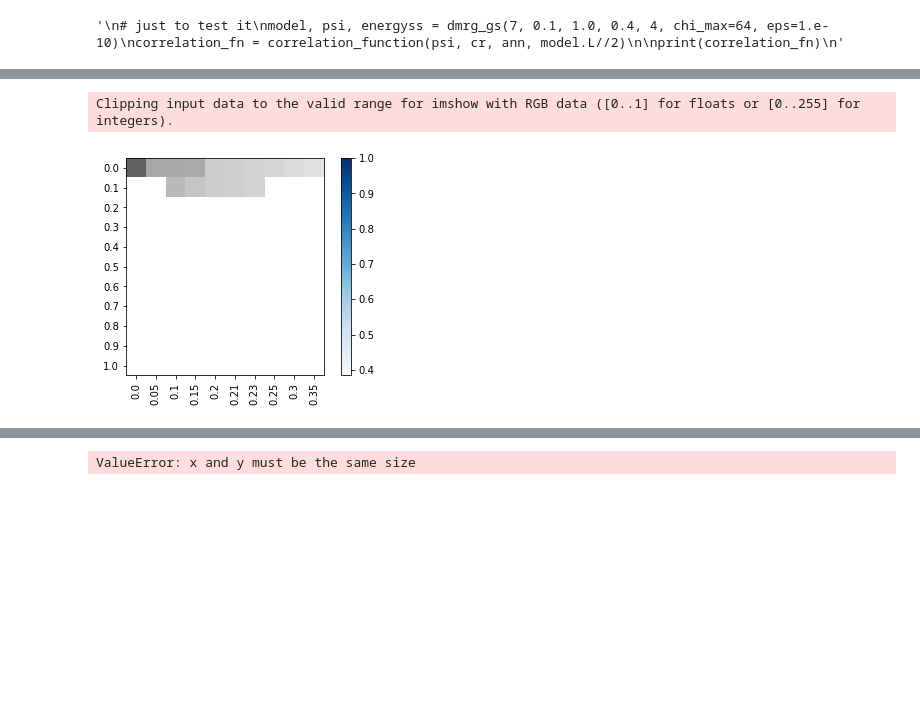
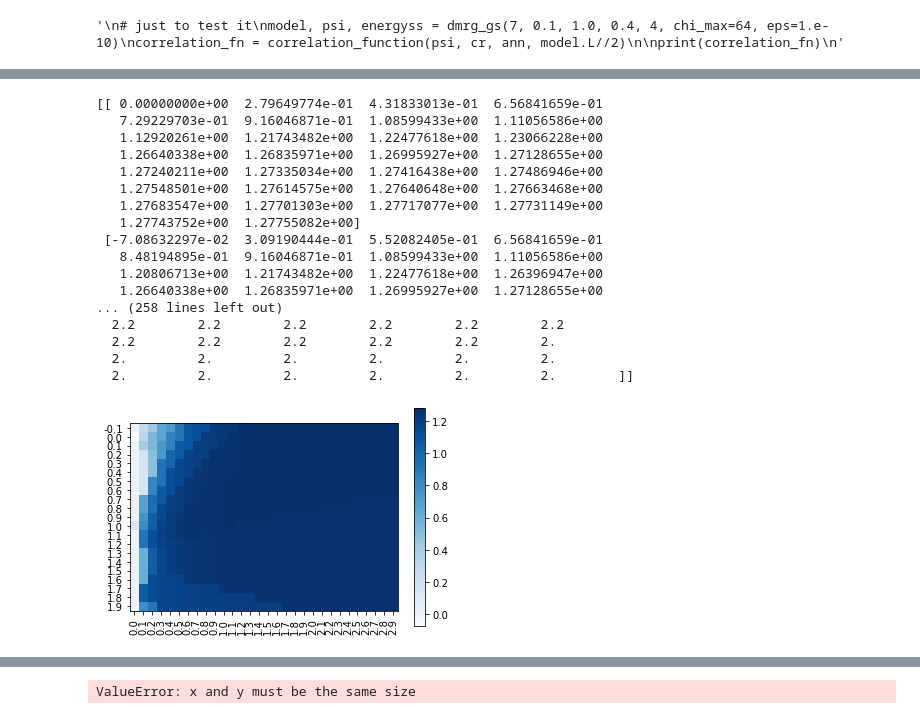
Before and after one commit to emilymayhaworth/CMMBPproject10, a Jupyter notebook: implementation_final.ipynb, the cells around one changed output, grey strips where cells are left out. Cells and saved outputs as stored; diff of their text form; code cells hidden in the pictures; blank space fills up the shorter version.

```diff
--- a/implementation_final.ipynb
+++ b/implementation_final.ipynb
@@ -422,6 +422,9 @@ plt.legend()
 plt.show()
 # %%
 plt.figure()
+mus = np.arange(-0.1, 2.0, 0.1)
+ts = np.arange(0.0, 3.0, 0.1)
+Us = [1]
 ncs = [0,1,2,3,4]
 corrs1 = []
 densities1 = []
@@ -444,17 +447,20 @@ for U in Us:
             id = np.eye(model.d)
             corr1 = correlation_function(psi, cr, ann, model.L//4)
             print(corr1)
-            corrs1.append(corr1)
-            density1 = correlation_function(psi, num, id, model.L//2)
-            print(density1)
-            densities1.append(density1)
+            corrs1.append(corr1[(3*3)//4])
+            den_exp_val = psi.site_expectation_value(num)  # only for i >= L//4
+            print("<num> =", den_exp_val)
+            den_exp_val_avg = np.average(den_exp_val)
+            #density1 = correlation_function(psi, num, id, model.L//2)
+            #print(density1)
+            densities1.append(den_exp_val_avg)
     t_U = np.array(t_U)
     mu_U = np.array(mu_U)
     ncs = np.array(ncs)
     print(t_U)
     print(mu_U)
-    corrs1 = np.reshape(corrs1, (len(np.unique(mu_U)),len(np.unique(t_U)),len(corr1)))#why 4 -> no sites?
-    densities1 = np.reshape(densities1, (len(np.unique(mu_U)),len(np.unique(t_U)),len(density1))) #why 3?
+    corrs1 = np.reshape(corrs1, (len(np.unique(mu_U)),len(np.unique(t_U))))#why 4 -> no sites? ,len(corr1)
+    densities1 = np.reshape(densities1, (len(np.unique(mu_U)),len(np.unique(t_U)))) #why 3?
     print("max chi = ", max(psi.get_chi()))
 mu_U_lbl = np.unique(mu_U)
 print(corrs1.shape)
@@ -506,14 +511,33 @@ plt.show()
 # %%
 plt.figure()
-mu_U_lbl = np.unique(mu_U)
-plt.xticks(ticks=np.arange(len(t_U)),labels=t_U,rotation=90)
+mu_U_lbl = np.around(np.unique(mu_U), decimals = 2)
+t_U_lbl = np.around(t_U, decimals=2)
+plt.xticks(ticks=np.arange(len(t_U)),labels=t_U_lbl,rotation=90)
 plt.yticks(ticks=np.arange(len(mu_U)),labels=mu_U_lbl)
 # save this plot inside a variable called hm
-hm2=plt.imshow(densities1, cmap='Blues',interpolation="nearest")
-
+hm=plt.imshow(corrs1, cmap='Blues',interpolation="nearest")
+print(corrs1)
+print("___")
+print(densities1)
 # pass this heatmap object into plt.colorbar method.
-plt.colorbar(hm2)
+plt.colorbar(hm)
 plt.show()
 # %% [output]
-Clipping input data to the valid range for imshow with RGB data ([0..1] for floats or [0..255] for integers).
+[[ 0.00000000e+00  2.79649774e-01  4.31833013e-01  6.56841659e-01
+   7.29229703e-01  9.16046871e-01  1.08599433e+00  1.11056586e+00
+   1.12920261e+00  1.21743482e+00  1.22477618e+00  1.23066228e+00
+   1.26640338e+00  1.26835971e+00  1.26995927e+00  1.27128655e+00
+   1.27240211e+00  1.27335034e+00  1.27416438e+00  1.27486946e+00
+   1.27548501e+00  1.27614575e+00  1.27640648e+00  1.27663468e+00
+   1.27683547e+00  1.27701303e+00  1.27717077e+00  1.27731149e+00
+   1.27743752e+00  1.27755082e+00]
+ [-7.08632297e-02  3.09190444e-01  5.52082405e-01  6.56841659e-01
+   8.48194895e-01  9.16046871e-01  1.08599433e+00  1.11056586e+00
+   1.20806713e+00  1.21743482e+00  1.22477618e+00  1.26396947e+00
+   1.26640338e+00  1.26835971e+00  1.26995927e+00  1.27128655e+00
+... (258 lines left out)
+  2.2        2.2        2.2        2.2        2.2        2.2
+  2.2        2.2        2.2        2.2        2.2        2.
+  2.         2.         2.         2.         2.         2.
+  2.         2.         2.         2.         2.         2.        ]]
-[figure, old version]
+[figure, new version]
```
Also changed, not shown: parts of 5 cells of this notebook.
